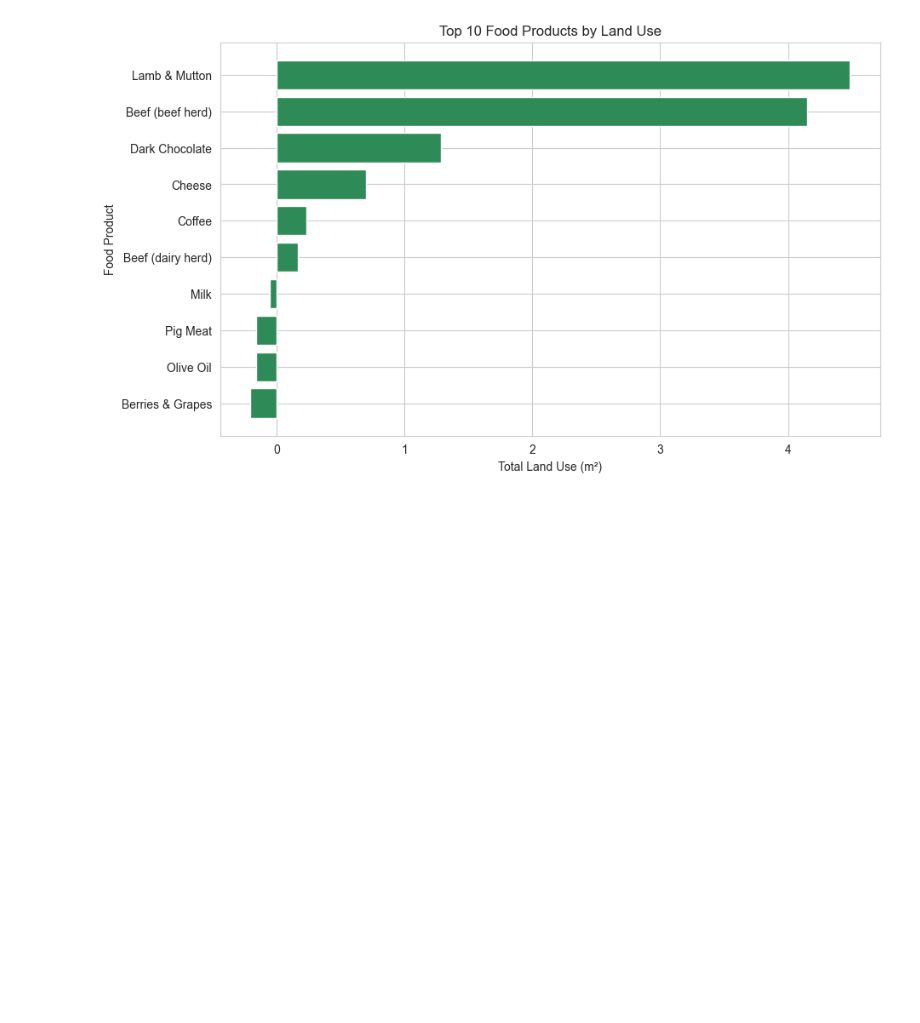
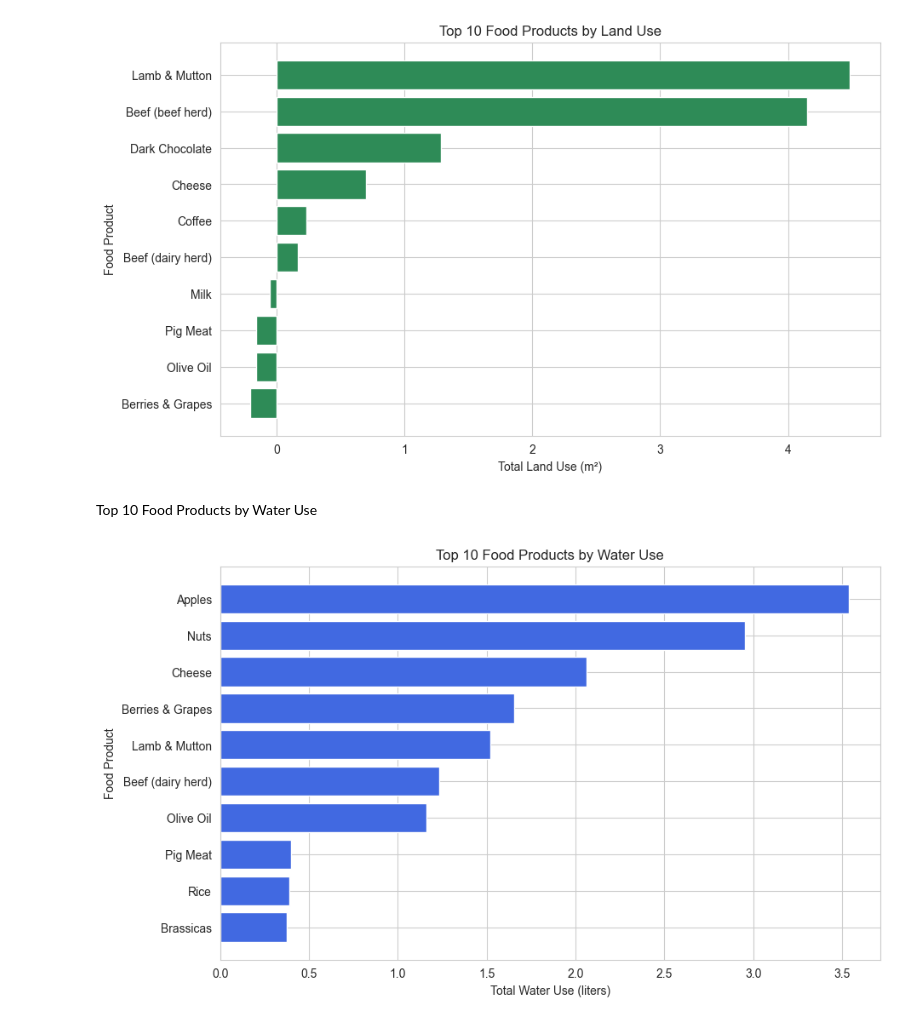
Before and after one commit to Victor-Osei/Environmental-Impact-of-Food-Production-Analysis, a Jupyter notebook: fpa.ipynb, the cells around one changed output. Saved outputs shown, nothing was run; the diff lists cells and outputs as text; code cells hidden in the pictures; blank space fills up the shorter version.

```diff
--- a/fpa.ipynb
+++ b/fpa.ipynb
@@ -1477,3 +1477,19 @@ plt.gca().invert_yaxis()
 plt.show()
 # %% [output]
 [figure]
+# %% [markdown]
+Top 10 Food Products by Water Use
+# %%
+# Sorting for top 10 food products by water use
+top_10_water_use = fp.nlargest(10, 'Total Water Use')
+
+# Visualization: Top 10 Food Products by Water Use
+plt.figure(figsize=(10, 6))
+plt.barh(top_10_water_use['Food product'], top_10_water_use['Total Water Use'], color='royalblue')
+plt.xlabel("Total Water Use (liters)")
+plt.ylabel("Food Product")
+plt.title("Top 10 Food Products by Water Use")
+plt.gca().invert_yaxis()
+plt.show()
+# %% [output]
+[figure, added]
```
